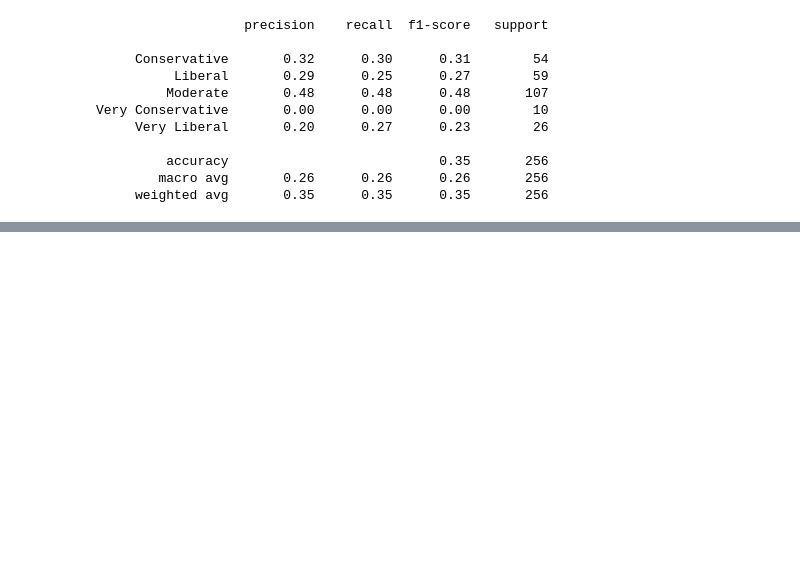
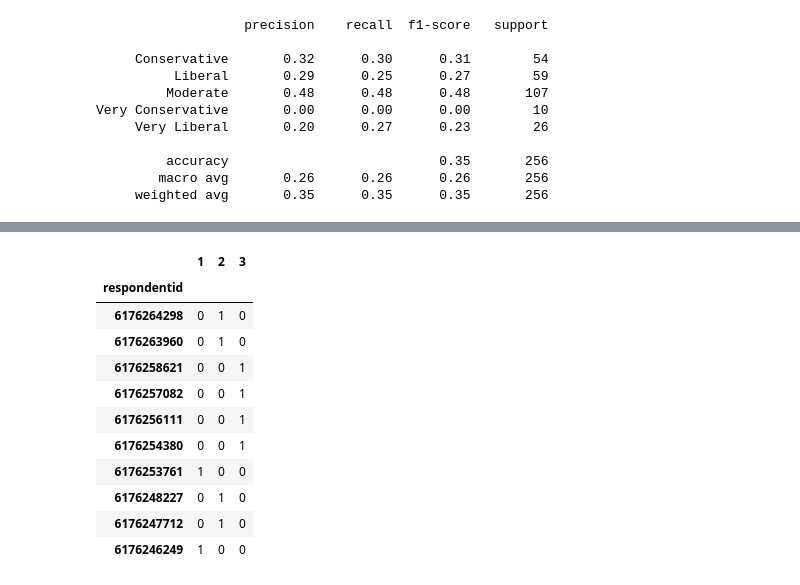
Before and after one commit to mandymccabe/Final_Project, a Jupyter notebook: FinalProjectMachineLearning.ipynb, the cells around one changed output, grey strips where cells are left out. Drawn from its saved outputs; the diff is of its cells as text; code cells hidden in the pictures; blank space fills up the shorter version.

```diff
--- a/FinalProjectMachineLearning.ipynb
+++ b/FinalProjectMachineLearning.ipynb
@@ -166,0 +199,18 @@ Very Conservative       0.00      0.00      0.00        10
+# %%
+#create dummy variables for multiclass predictor
+PoliticalnumViews = pd.get_dummies(PoliticalnumViews["political_views"])
+#PoliticalViews = PoliticalViews.drop(["Very 3"], axis=1)
+PoliticalnumViews.head(10)
+# %% [output]
+|  | 1 | 2 | 3 |
+| respondentid |  |  |  |
+| 6176264298 | 0 | 1 | 0 |
+| 6176263960 | 0 | 1 | 0 |
+| 6176258621 | 0 | 0 | 1 |
+| 6176257082 | 0 | 0 | 1 |
+| 6176256111 | 0 | 0 | 1 |
+| 6176254380 | 0 | 0 | 1 |
+| 6176253761 | 1 | 0 | 0 |
+| 6176248227 | 0 | 1 | 0 |
+| 6176247712 | 0 | 1 | 0 |
+| 6176246249 | 1 | 0 | 0 |
```
Also changed, not shown: parts of 17 cells of this notebook.
